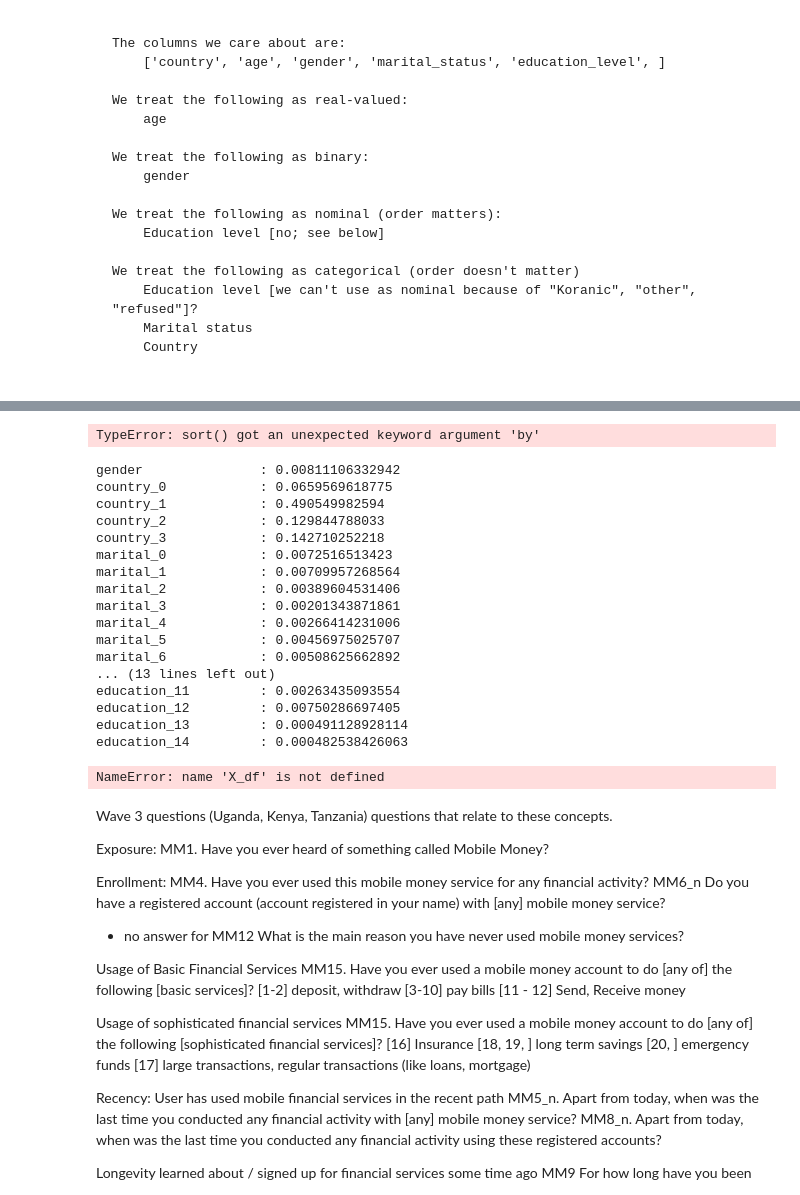
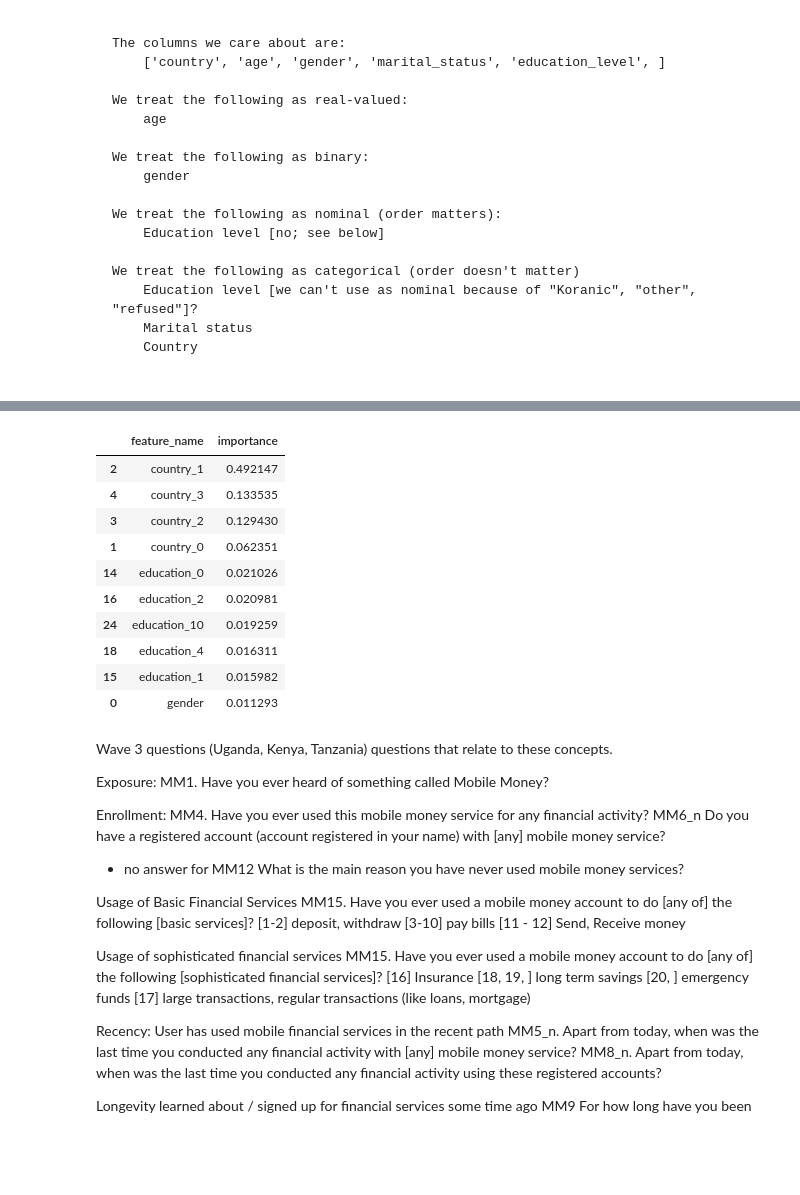
Before and after one commit to cturner500/DoPLER, a Jupyter notebook: funnel_analysis.ipynb, the cells around one changed output, grey strips where cells are left out. Saved outputs shown, nothing was run; the diff lists cells and outputs as text; code cells hidden in the pictures; blank space fills up the shorter version.

```diff
--- a/funnel_analysis.ipynb
+++ b/funnel_analysis.ipynb
@@ -490,7 +527,11 @@ X.nnz
 # %%
 # Build a forest and compute the feature importances
-forest = ExtraTreesClassifier(n_estimators=250,
-                              random_state=0)
+forest = ExtraTreesClassifier(
+    bootstrap=True,
+    n_estimators=250,
+    random_state=0,
+    oob_score=True
+)
 
 
 y_column = 'heard_of_mobile_money'
@@ -519,36 +568,20 @@ indices = np.argsort(importances)[::-1]
 # %%
 feature_df = pd.DataFrame(zip(feature_labels, importances))
 feature_df.columns = ['feature_name', 'importance']
-# %%
-feature_df.sort(by='imp')
-# %% [output]
-TypeError: sort() got an unexpected keyword argument 'by'
-# %%
-
-for fname, imp in zip(feature_labels, importances):
-    print "{:<20} : {}".format(fname, imp)
-# %% [output]
-gender               : 0.00811106332942
-country_0            : 0.0659569618775
-country_1            : 0.490549982594
-country_2            : 0.129844788033
-country_3            : 0.142710252218
-marital_0            : 0.0072516513423
-marital_1            : 0.00709957268564
-marital_2            : 0.00389604531406
-marital_3            : 0.00201343871861
-marital_4            : 0.00266414231006
-marital_5            : 0.00456975025707
-marital_6            : 0.00508625662892
-... (13 lines left out)
-education_11         : 0.00263435093554
-education_12         : 0.00750286697405
-education_13         : 0.000491128928114
-education_14         : 0.000482538426063
-# %%
-X_df.head()
-# %% [output]
-NameError: name 'X_df' is not defined
+# %%
+feature_df.sort_values(by='importance', ascending=False).head(10)
+# %% [output]
+|  | feature_name | importance |
+| 2 | country_1 | 0.492147 |
+| 4 | country_3 | 0.133535 |
+| 3 | country_2 | 0.129430 |
+| 1 | country_0 | 0.062351 |
+| 14 | education_0 | 0.021026 |
+| 16 | education_2 | 0.020981 |
+| 24 | education_10 | 0.019259 |
+| 18 | education_4 | 0.016311 |
+| 15 | education_1 | 0.015982 |
+| 0 | gender | 0.011293 |
 # %% [markdown]
 Wave 3 questions (Uganda, Kenya, Tanzania) questions that relate to these concepts.
 
```
Also changed, not shown: parts of 11 cells of this notebook, 2 other files.
